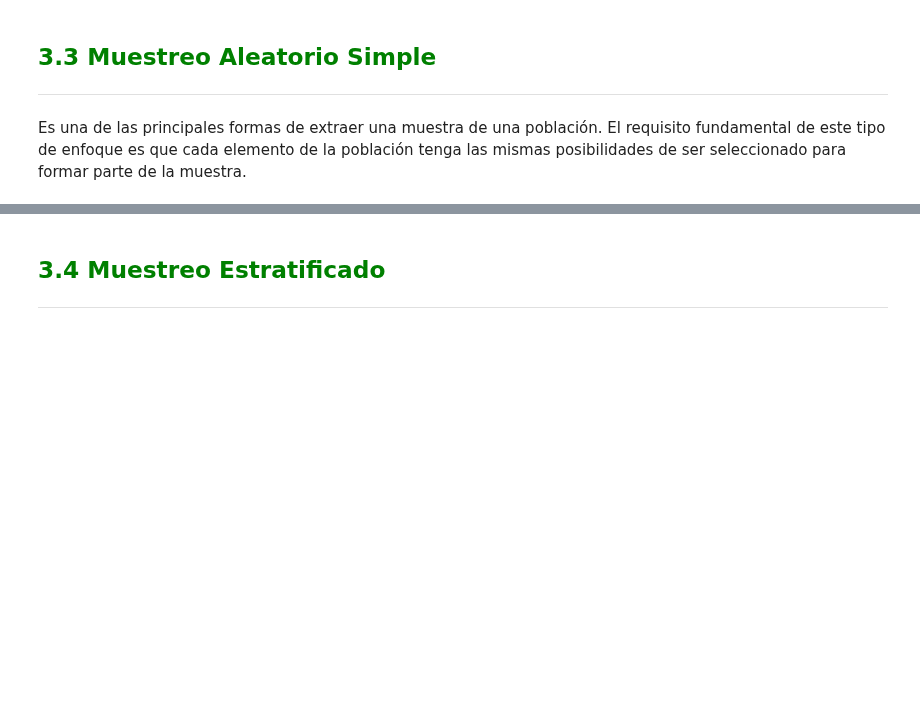
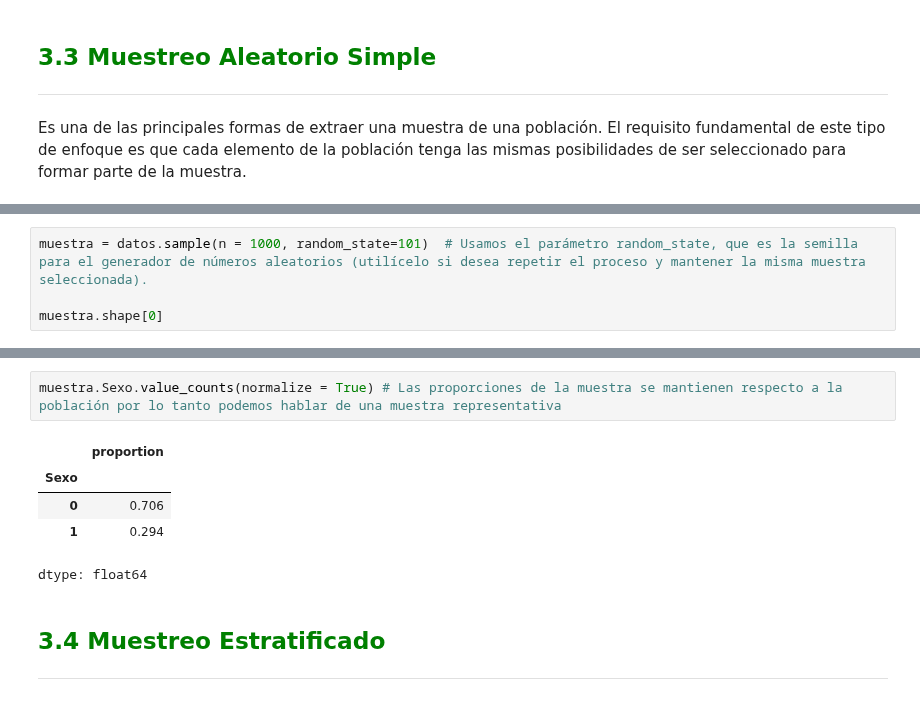
Before and after one commit to ivazquez-07/python_data_science_excersises, a Jupyter notebook: Curso-de-Estadistica-con-Python-Aula-2/Inicial.ipynb, the cells around one changed output, grey strips where cells are left out. Drawn from its saved outputs; the diff is of its cells as text; blank space fills up the shorter version.

```diff
--- a/Curso-de-Estadistica-con-Python-Aula-2/Inicial.ipynb
+++ b/Curso-de-Estadistica-con-Python-Aula-2/Inicial.ipynb
@@ -945,0 +954,4 @@ Es una de las principales formas de extraer una muestra de una población. El re
+# %%
+muestra = datos.sample(n = 1000, random_state=101)  # Usamos el parámetro random_state, que es la semilla para el generador de números aleatorios (utilícelo si desea repetir el proceso y mantener la misma muestra seleccionada).
+
+muestra.shape[0]
@@ -946,3 +972,11 @@ Es una de las principales formas de extraer una muestra de una población. El re
+# %%
+muestra.Sexo.value_counts(normalize = True) # Las proporciones de la muestra se mantienen respecto a la población por lo tanto podemos hablar de una muestra representativa
+# %% [output]
+|  | proportion |
+| Sexo |  |
+| 0 | 0.706 |
+| 1 | 0.294 |
+dtype: float64
 # %% [markdown]
 ## <font color=green>3.4 Muestreo Estratificado</font>
 ***
```
Also changed, not shown: parts of 5 cells of this notebook.
